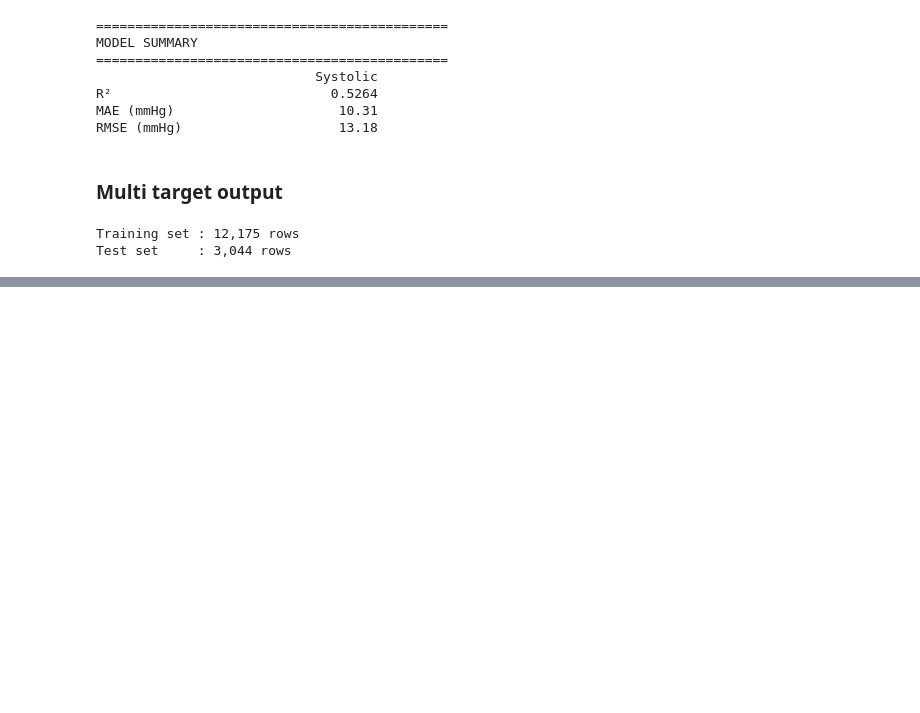
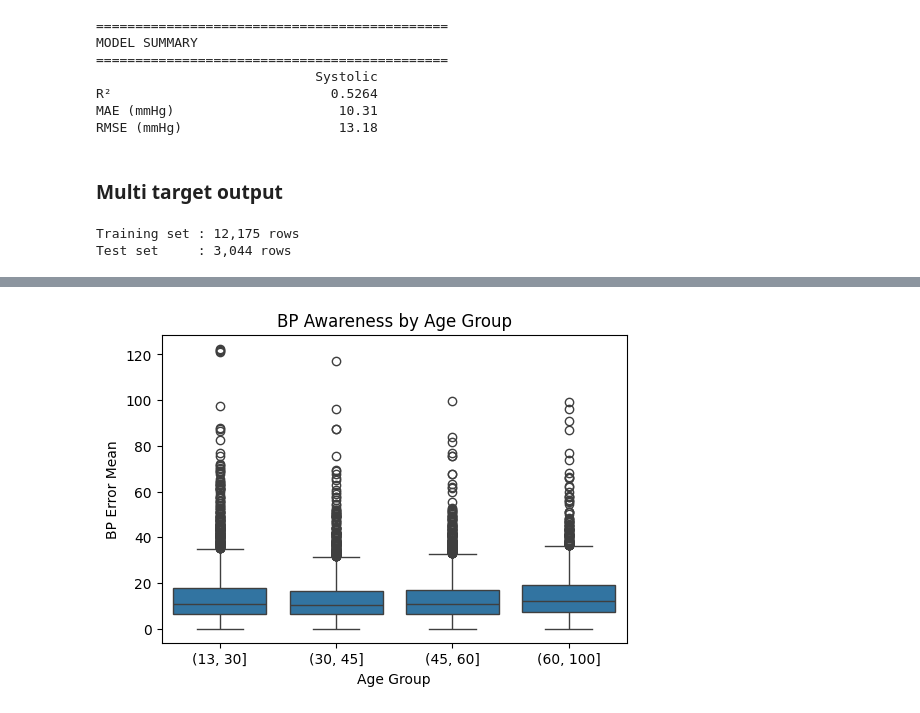
Before and after one commit to bcrohit/case-study, a Jupyter notebook: notebooks/modeling.ipynb, the cells around one changed output, grey strips where cells are left out. Cells and saved outputs as stored; diff of their text form; code cells hidden in the pictures; blank space fills up the shorter version.

```diff
--- a/notebooks/modeling.ipynb
+++ b/notebooks/modeling.ipynb
@@ -345,0 +369,10 @@ Test size                      3,044
+# %%
+data['age_bin'] = pd.cut(data['age'], bins=[13,30,45,60,100])
+plt.figure(figsize=(6,4))
+sns.boxplot(x='age_bin', y='bp_error_mean', data=data)
+plt.xlabel('Age Group')
+plt.ylabel('BP Error Mean')
+plt.title('BP Awareness by Age Group')
+plt.show()
+# %% [output]
+[figure, added]
```
Also changed, not shown: parts of 5 cells of this notebook, 11 other files.
